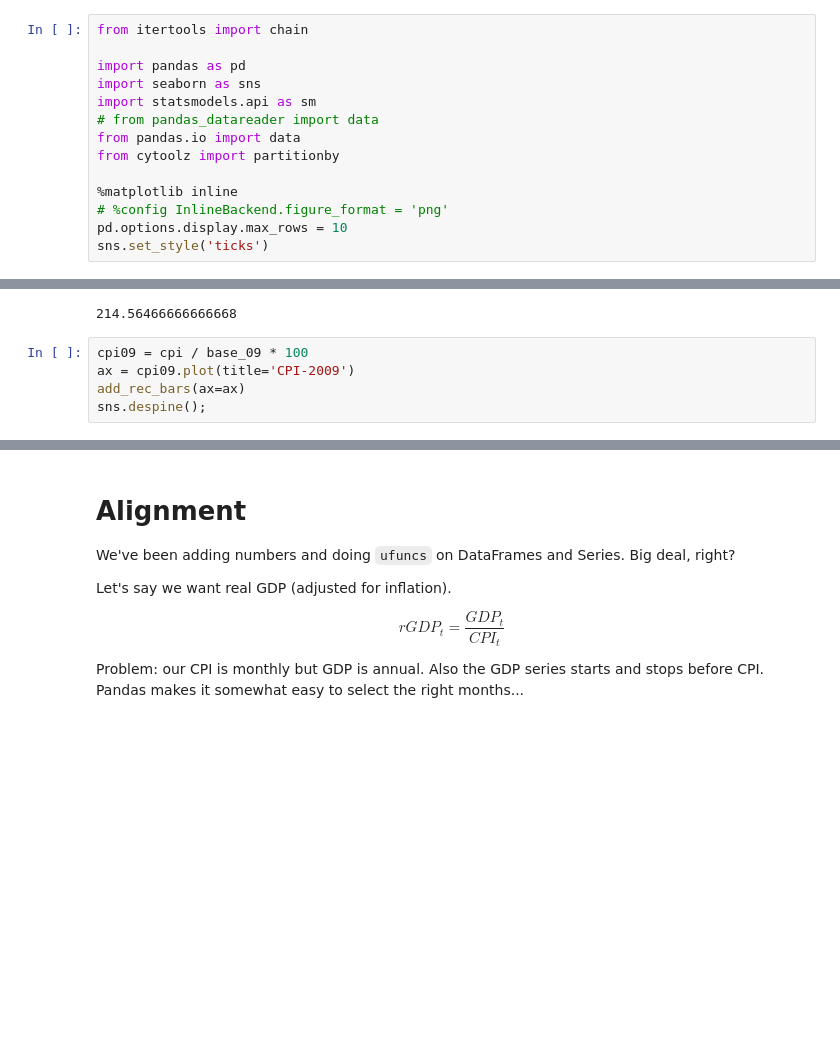
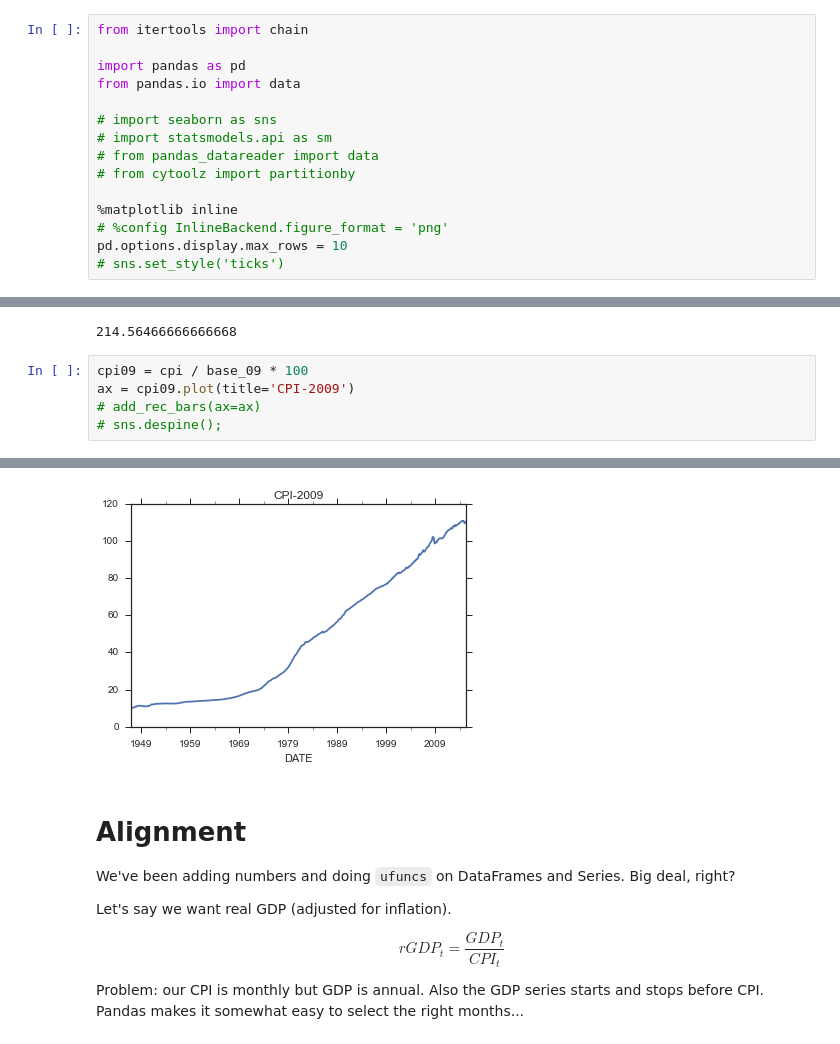
Before and after one commit to TomAugspurger/PyDataSeattle, a Jupyter notebook: notebooks/Operations.ipynb, the cells around one changed output, grey strips where cells are left out. Drawn from its saved outputs; the diff is of its cells as text; blank space fills up the shorter version.

```diff
--- a/notebooks/Operations.ipynb
+++ b/notebooks/Operations.ipynb
@@ -81,16 +81,17 @@ df1 + df3
 from itertools import chain
 
 import pandas as pd
-import seaborn as sns
-import statsmodels.api as sm
+from pandas.io import data
+
+# import seaborn as sns
+# import statsmodels.api as sm
 # from pandas_datareader import data
-from pandas.io import data
-from cytoolz import partitionby
+# from cytoolz import partitionby
 
 %matplotlib inline
 # %config InlineBackend.figure_format = 'png'
 pd.options.display.max_rows = 10
-sns.set_style('ticks')
+# sns.set_style('ticks')
 # %% [markdown]
 Pandas recently split off some web-based data reading functionality into its own package `pandas-datareader`. We'll use it to grab data from [FRED](http://research.stlouisfed.org).
 # %%
@@ -208,6 +209,6 @@ base_09
 # %%
 cpi09 = cpi / base_09 * 100
 ax = cpi09.plot(title='CPI-2009')
-add_rec_bars(ax=ax)
-sns.despine();
+# add_rec_bars(ax=ax)
+# sns.despine();
 # %% [output]
@@ -215,3 +215,4 @@ sns.despine();
+[figure, added]
 # %% [markdown]
 # Alignment
 
```
Also changed, not shown: parts of 3 cells of this notebook, 6 other files.
